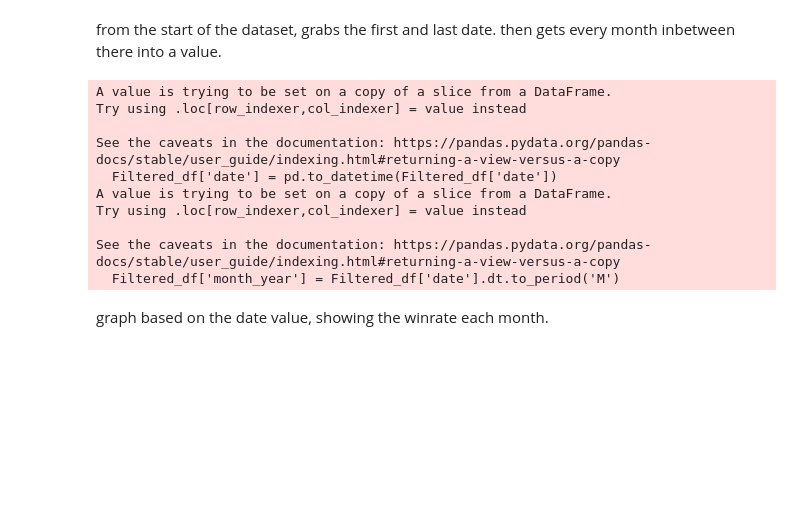
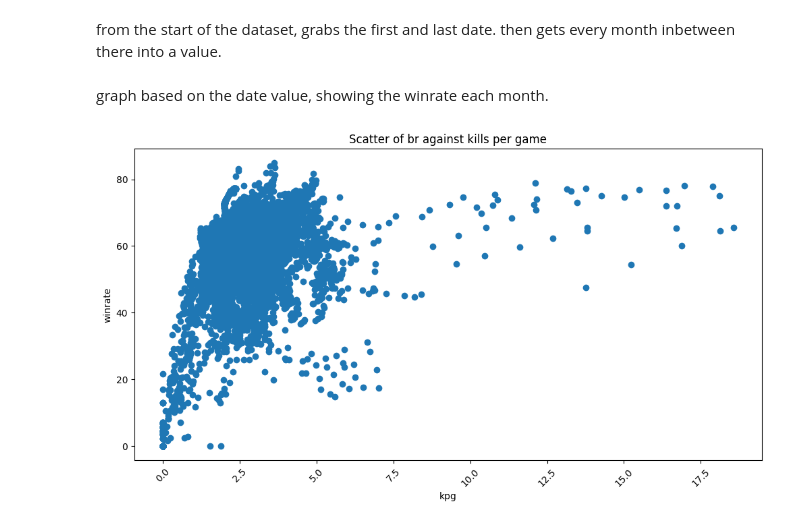
Before and after one commit to yadead/SE-MLproject-RUDI, a Jupyter notebook: 1.Data_Wrangling/data_preview.ipynb, the cells around one changed output. Saved outputs shown, nothing was run; the diff lists cells and outputs as text; code cells hidden in the pictures; blank space fills up the shorter version.

```diff
--- a/1.Data_Wrangling/data_preview.ipynb
+++ b/1.Data_Wrangling/data_preview.ipynb
@@ -100,20 +100,2 @@ Filtered_df.plot()
 # %% [markdown]
 from the start of the dataset, grabs the first and last date. then gets every month inbetween there into a value.
-# %%
-Filtered_df['date'] = pd.to_datetime(Filtered_df['date'])
-
-start_date = pd.Timestamp('2020-01-01')
-Filtered_df = Filtered_df[Filtered_df['date'] >= start_date]
-
-Filtered_df['month_year'] = Filtered_df['date'].dt.to_period('M')
-# %% [output]
-A value is trying to be set on a copy of a slice from a DataFrame.
-Try using .loc[row_indexer,col_indexer] = value instead
-
-See the caveats in the documentation: https://pandas.pydata.org/pandas-docs/stable/user_guide/indexing.html#returning-a-view-versus-a-copy
-  Filtered_df['date'] = pd.to_datetime(Filtered_df['date'])
-A value is trying to be set on a copy of a slice from a DataFrame.
-Try using .loc[row_indexer,col_indexer] = value instead
-
-See the caveats in the documentation: https://pandas.pydata.org/pandas-docs/stable/user_guide/indexing.html#returning-a-view-versus-a-copy
-  Filtered_df['month_year'] = Filtered_df['date'].dt.to_period('M')
@@ -120,4 +125,15 @@ See the caveats in the documentation: https://pandas.pydata.org/pandas-docs/stab
 # %% [markdown]
 graph based on the date value, showing the winrate each month.
+# %%
+
+plt.figure(figsize=(12, 6))
+plt.scatter(fdf['rb_ground_frags_per_battle'], fdf['rb_win_rate'])
+plt.title("Scatter of br against kills per game")
+plt.xlabel('kpg')
+plt.ylabel('winrate')
+plt.xticks(rotation=45)
+plt.show()
+# %% [output]
+[figure, added]
 # %%
 
```
Also changed, not shown: parts of 9 cells of this notebook, 16 other files.
